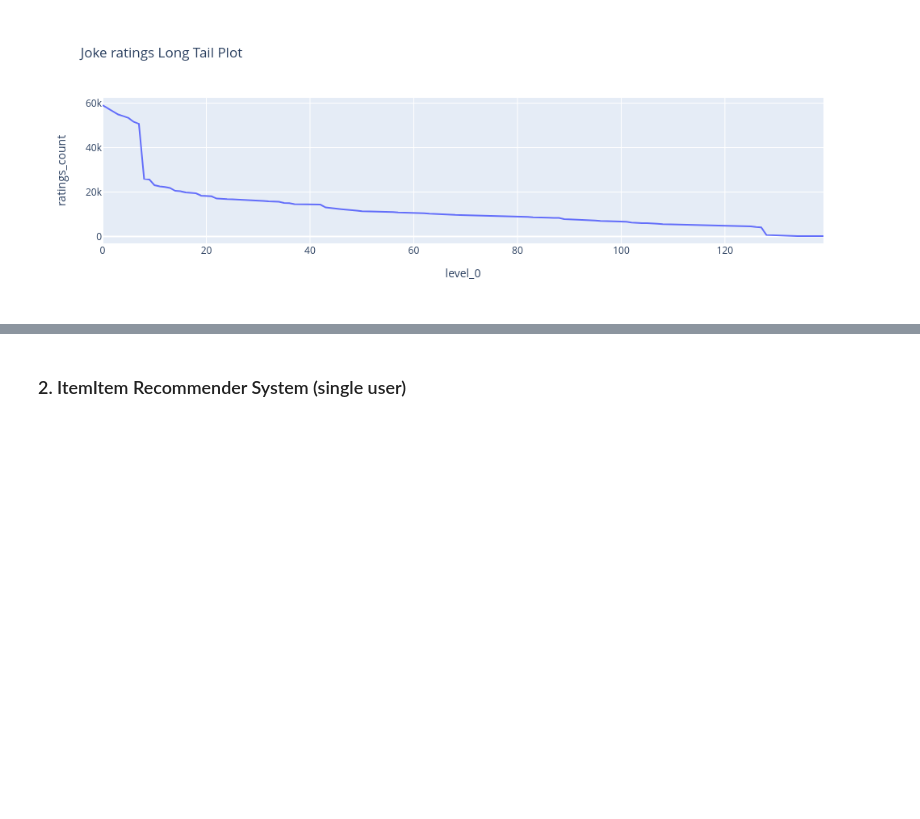
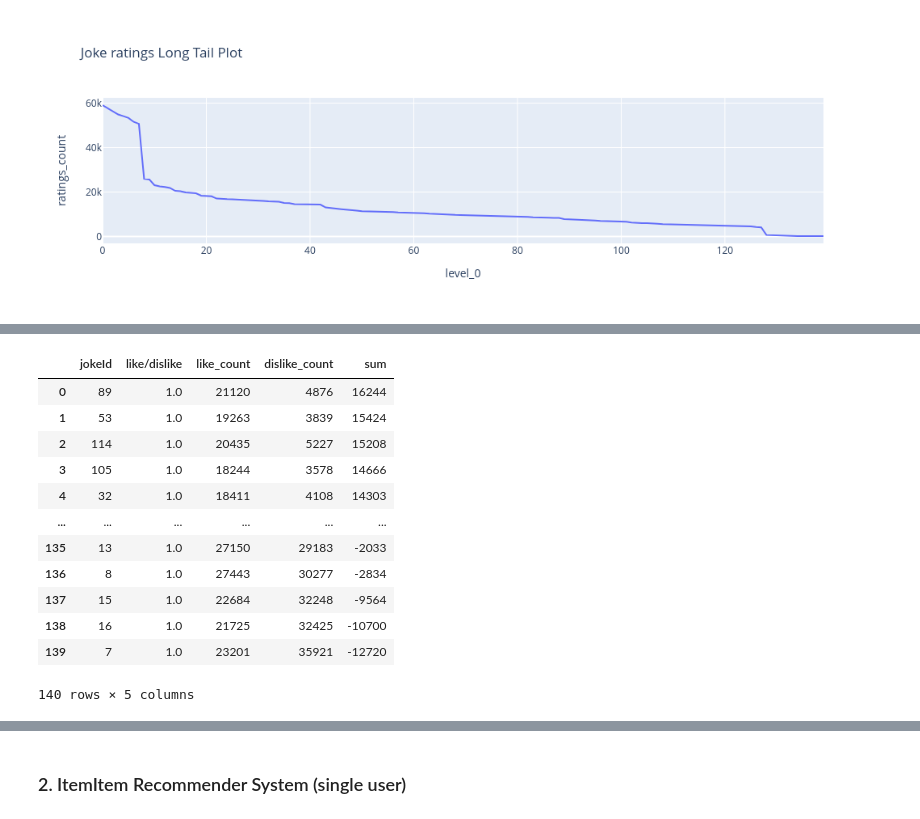
Before and after one commit to RedOrBlueP1ll/reasonable_recommendations, a Jupyter notebook: joke_recsyst_notebook.ipynb, the cells around one changed output, grey strips where cells are left out. Drawn from its saved outputs; the diff is of its cells as text; code cells hidden in the pictures; blank space fills up the shorter version.

```diff
--- a/joke_recsyst_notebook.ipynb
+++ b/joke_recsyst_notebook.ipynb
@@ -116 +147,25 @@ fig.show()
+# %%
+sum_rating_df = ratings_df[[ 'jokeId', 'rating', 'like/dislike']].groupby(['jokeId', 'like/dislike']).count().reset_index()
+like_df = sum_rating_df[sum_rating_df['like/dislike']==1].set_index('jokeId')
+like_df=like_df.rename(columns = {'rating':'like_count'})
+dislike_df = sum_rating_df[sum_rating_df['like/dislike']==0].set_index('jokeId')
+dislike_df=dislike_df.rename(columns = {'rating':'dislike_count'})
+like_df['dislike_count'] = dislike_df['dislike_count']
+like_df['sum'] = like_df['like_count'] - like_df['dislike_count']
+popular_jokes_df = like_df.sort_values('sum', ascending=False).reset_index()
+display(popular_jokes_df)
+# %% [output]
+|  | jokeId | like/dislike | like_count | dislike_count | sum |
+| 0 | 89 | 1.0 | 21120 | 4876 | 16244 |
+| 1 | 53 | 1.0 | 19263 | 3839 | 15424 |
+| 2 | 114 | 1.0 | 20435 | 5227 | 15208 |
+| 3 | 105 | 1.0 | 18244 | 3578 | 14666 |
+| 4 | 32 | 1.0 | 18411 | 4108 | 14303 |
+| ... | ... | ... | ... | ... | ... |
+| 135 | 13 | 1.0 | 27150 | 29183 | -2033 |
+| 136 | 8 | 1.0 | 27443 | 30277 | -2834 |
+| 137 | 15 | 1.0 | 22684 | 32248 | -9564 |
+| 138 | 16 | 1.0 | 21725 | 32425 | -10700 |
+| 139 | 7 | 1.0 | 23201 | 35921 | -12720 |
+140 rows × 5 columns
 # %% [markdown]
```
Also changed, not shown: parts of 5 cells of this notebook.
